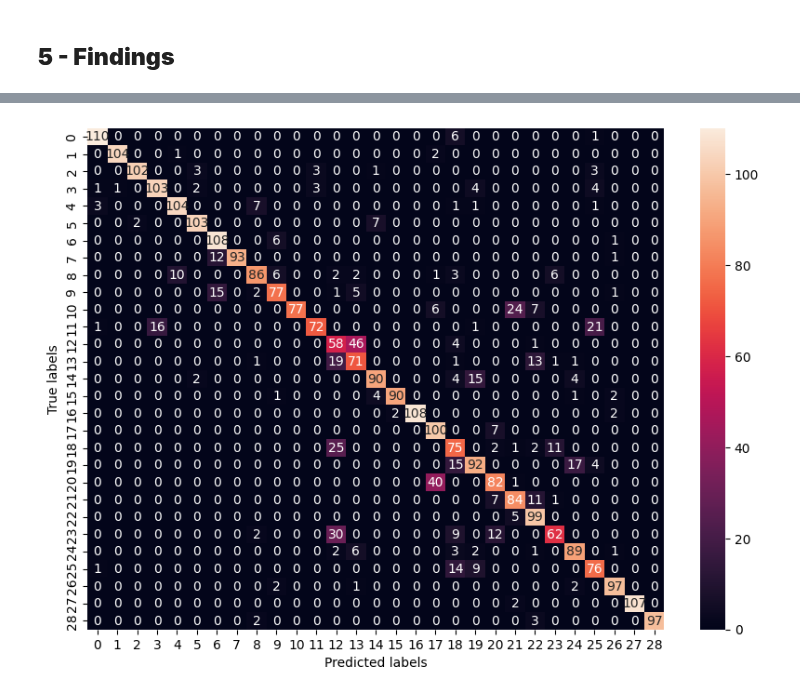
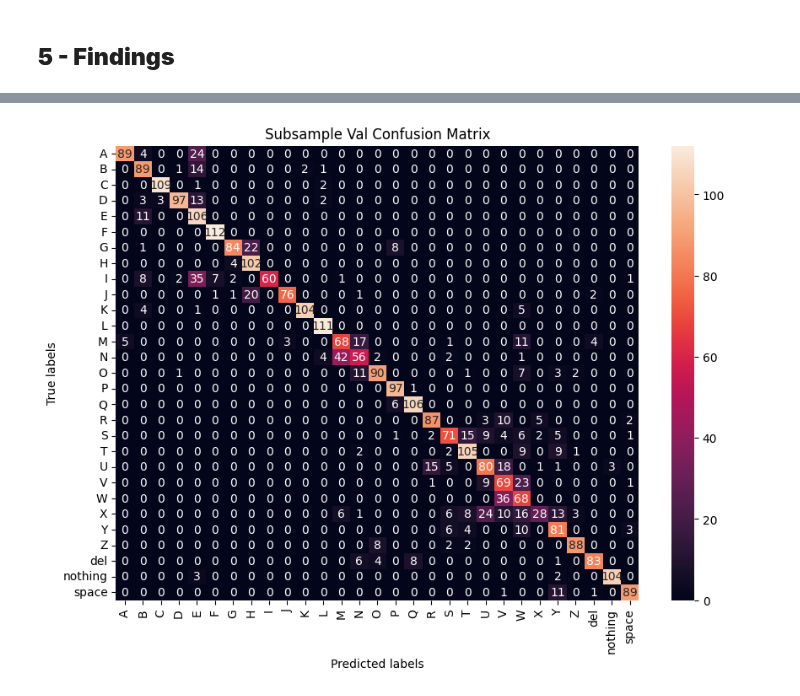
Before and after one commit to Joeshmoe03/ASL-classification, a Jupyter notebook: end_to_end.ipynb, the cells around one changed output, grey strips where cells are left out. Saved outputs shown, nothing was run; the diff lists cells and outputs as text; code cells hidden in the pictures.

```diff
--- a/end_to_end.ipynb
+++ b/end_to_end.ipynb
@@ -70,10 +82,22 @@ We use tensorflow's image_dataset_from_directory to take all of our data in the
 # %%
-# Load the data into a tf.data.Dataset
+convnet3 = os.path.join('temp', 'convnet3_adam_categorical_crossentropy_lr0.001_mo9e-06_rs9964', 'convnet3.h5')
+vgg = os.path.join('temp', 'vgg_adam_categorical_crossentropy_lr0.001_mo9e-06_rs9932', 'vgg.h5')
+
+# NOTE: FEEL FREE TO CHANGE THIS TO TEST OTHER MODELS (see options above)
+test_model = convnet3
+
 batch_size = 32
-img_size = (32, 32) #(64, 64)
-color = 'rgb'
-val_split = 0.2
-random_seed = 99
+
+if test_model == convnet3:
+    img_size = (64, 64)
+    color = 'rgb'
+    random_seed = 99
+    val_split = 0.2
+elif test_model == vgg:
+    img_size = (32, 32)
+    color = 'rgb'
+    random_seed = 99
+    val_split = 0.2
 
 class_names = ['A', 'B', 'C', 'D', 'E', 'F', 'G', 'H', 'I', 'J', 'K', 'L', 'M', 'N', 'O', 'P', 'Q', 'R', 'S', 'T', 'U', 'V', 'W', 'X', 'Y', 'Z', 'del', 'nothing', 'space']
 label_map = {i: class_name for i, class_name in enumerate(class_names)} #TODO: TEST
@@ -357,19 +531,18 @@ from model.simpleModel import ConvNet3
 from model.vgg import Vgg16
 
 # Create an instance of your class-based model
-#model = ConvNet3(num_classes=29, input_shape=(64, 64, 3))
-model = Vgg16(32, 'rgb', num_classes=29)
+if test_model == convnet3:
+    model = ConvNet3(num_classes=29, input_shape=(64, 64, 3))
+elif test_model == vgg:
+    model = Vgg16(32, 'rgb', num_classes=29)
 
 # Debugged building: https://stackoverflow.com/questions/59356410/tensorflow-2-0-build-function
 # for an explanation of why you need to call .build() before loading weights.
-model.build((None, 64, 64, 3))
+model.build((None, img_size[0], img_size[1], 3))
 
 # Display the model summary to show the architecture
 model.summary()
 
-convnet3 = os.path.join('temp', 'convnet3_adam_categorical_crossentropy_lr0.001_mo9e-06_rs9964', 'convnet3.h5')
-vgg = os.path.join('temp', 'vgg_adam_categorical_crossentropy_lr0.001_mo9e-06_rs9932', 'vgg.h5')
-
 # Load the weights into the model
-model.load_weights(vgg)
+model.load_weights(test_model)
 # %% [output]
@@ -445,10 +626,16 @@ conf_matrix = confusion_matrix(y_true, y_pred)
 # %%
-# print confusion matrix in more readable format
-import seaborn as sns
+# Documentation source: https://seaborn.pydata.org/generated/seaborn.heatmap.html
 plt.figure(figsize=(10, 7))
 sns.heatmap(conf_matrix, annot=True, fmt='g')
+
+# Other plot info
 plt.xlabel('Predicted labels')
 plt.ylabel('True labels')
+plt.title('Subsample Val Confusion Matrix')
+
+# convert class names to labels
+plt.xticks(ticks=np.arange(29) + 0.5, labels=class_names, rotation=90)
+plt.yticks(ticks=np.arange(29) + 0.5, labels=class_names, rotation=0)
 plt.show()
 # %% [output]
-[figure, old version]
+[figure, new version]
```
Also changed, not shown: parts of 35 cells of this notebook, 10 other files.
